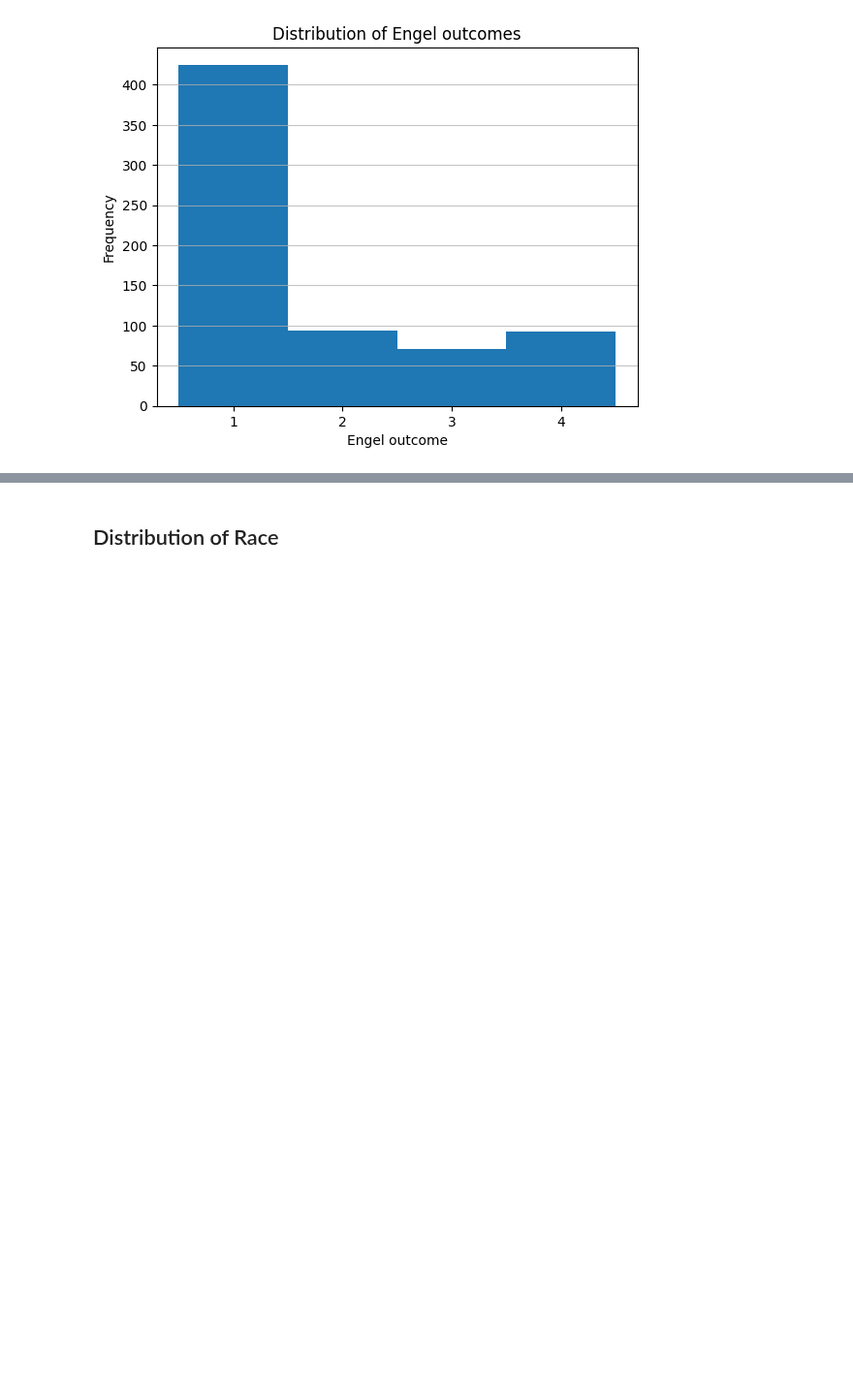
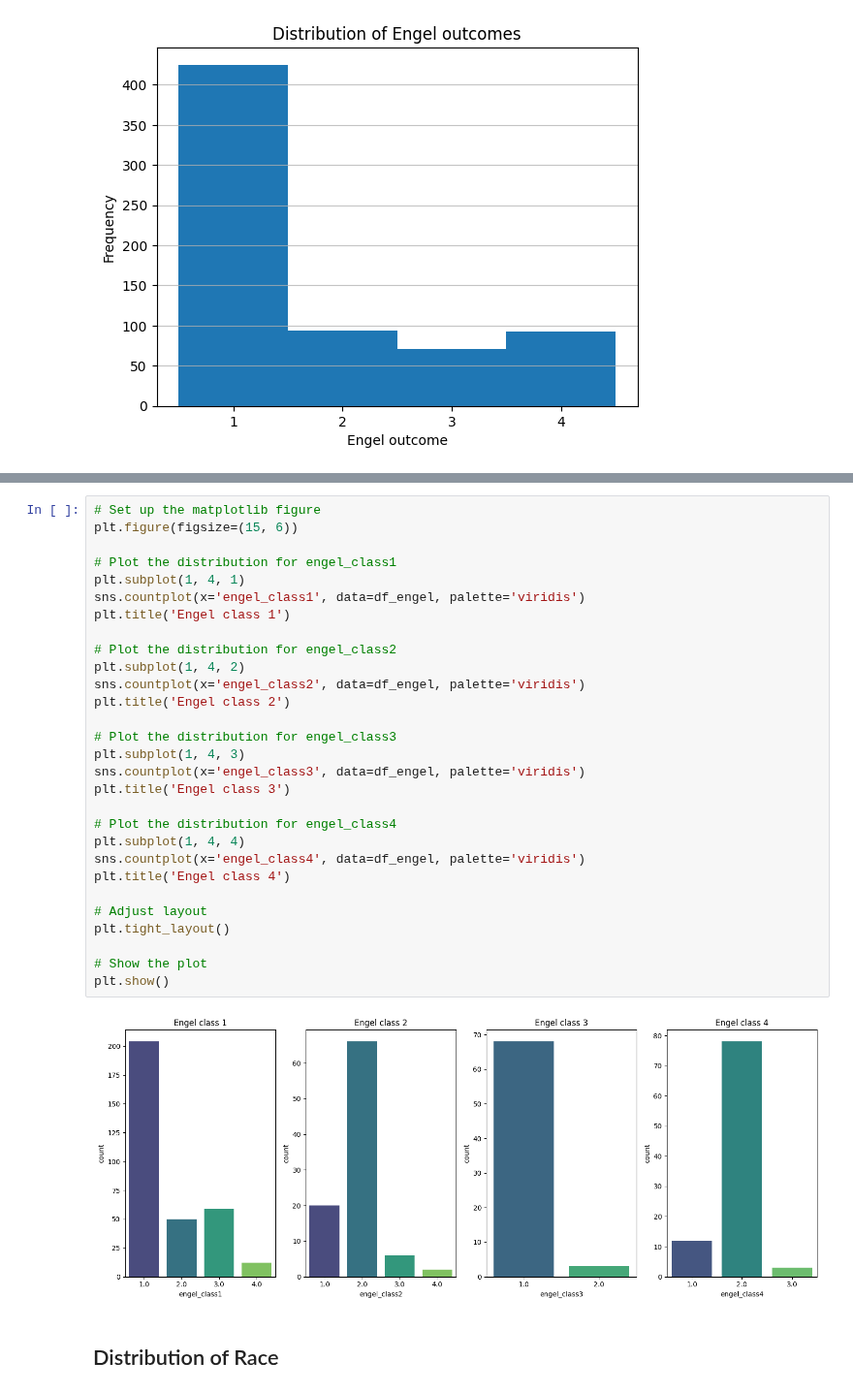
Before and after one commit to AmauryPelzer/Engel-outcome-prediction, a Jupyter notebook: notebooks/1. preprocessing/preprocessing.ipynb, the cells around one changed output, grey strips where cells are left out. Shown at 97% size. Cells and saved outputs as stored; diff of their text form; blank space fills up the shorter version.

Commit message:
Added Engel classes distribution

```diff
--- a/notebooks/1. preprocessing/preprocessing.ipynb
+++ b/notebooks/1. preprocessing/preprocessing.ipynb
@@ -117,3 +145,34 @@ plt.show()
+# %%
+# Set up the matplotlib figure
+plt.figure(figsize=(15, 6))
+
+# Plot the distribution for engel_class1
+plt.subplot(1, 4, 1)
+sns.countplot(x='engel_class1', data=df_engel, palette='viridis')
+plt.title('Engel class 1')
+
+# Plot the distribution for engel_class2
+plt.subplot(1, 4, 2)
+sns.countplot(x='engel_class2', data=df_engel, palette='viridis')
+plt.title('Engel class 2')
+
+# Plot the distribution for engel_class3
+plt.subplot(1, 4, 3)
+sns.countplot(x='engel_class3', data=df_engel, palette='viridis')
+plt.title('Engel class 3')
+
+# Plot the distribution for engel_class4
+plt.subplot(1, 4, 4)
+sns.countplot(x='engel_class4', data=df_engel, palette='viridis')
+plt.title('Engel class 4')
+
+# Adjust layout
+plt.tight_layout()
+
+# Show the plot
+plt.show()
+# %% [output]
+[figure, added]
 # %% [markdown]
 ## Distribution of Race
 # %%
```
Also changed, not shown: parts of 4 cells of this notebook, 1 other file.
